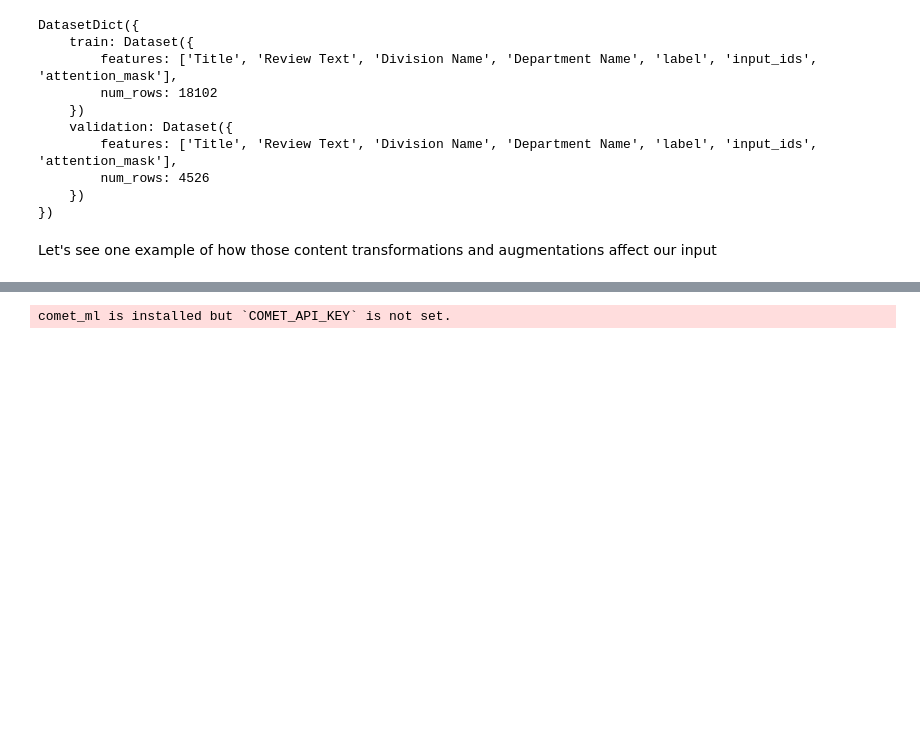
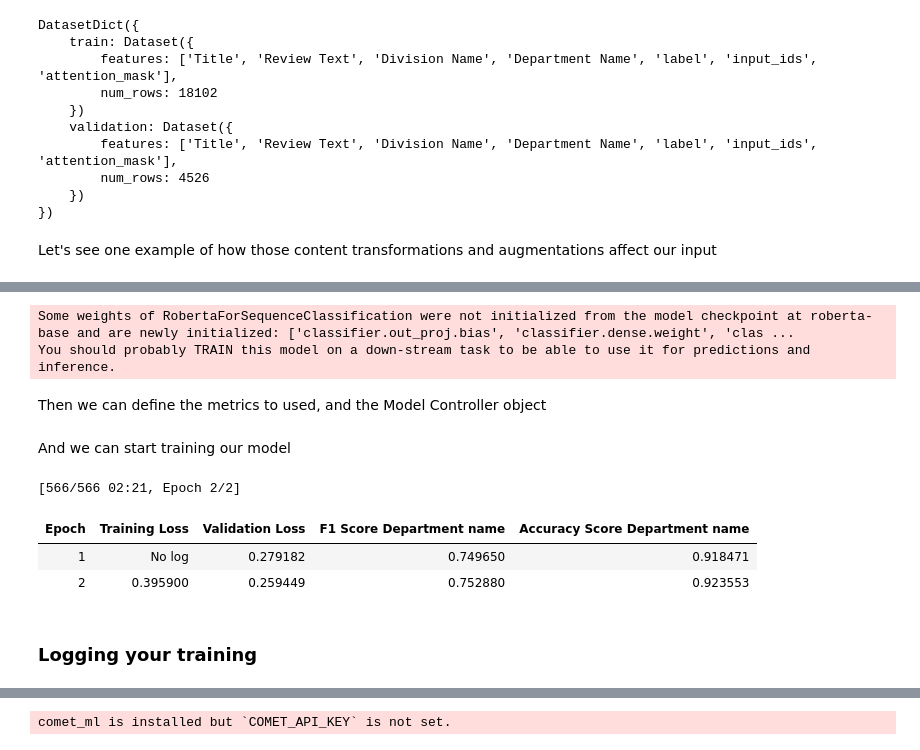
Before and after one commit to anhquan0412/that-nlp-library, a Jupyter notebook: nbs/03_model_classification_tutorial.ipynb, the cells around one changed output, grey strips where cells are left out. Cells and saved outputs as stored; diff of their text form; code cells hidden in the pictures; blank space fills up the shorter version.

Commit message:
start with classification tutorial, pls do todo next

```diff
--- a/nbs/03_model_classification_tutorial.ipynb
+++ b/nbs/03_model_classification_tutorial.ipynb
@@ -143,0 +191,38 @@ this is not what i expected 🤬 . i gulped when i put this in my bag during ret
+# %%
+_model = RobertaForSequenceClassification.from_pretrained(model_name,num_labels=num_classes)
+# %% [output]
+Some weights of RobertaForSequenceClassification were not initialized from the model checkpoint at roberta-base and are newly initialized: ['classifier.out_proj.bias', 'classifier.dense.weight', 'clas ...
+You should probably TRAIN this model on a down-stream task to be able to use it for predictions and inference.
+# %%
+_model = _model.to('cuda:0')
+# %% [markdown]
+Then we can define the metrics to used, and the Model Controller object
+# %%
+metric_funcs = [partial(f1_score,average='macro'),accuracy_score]
+# we will use both f1_macro and accuracy score as metrics
+# %%
+controller = ModelController(_model,
+                             data_store=tdc,
+                             metric_funcs=metric_funcs)
+# %% [markdown]
+And we can start training our model
+# %%
+lr = 1e-4
+bs=32
+wd=0.01
+epochs= 2
+
+controller.fit(epochs,lr,
+               head_sizes=num_classes,
+               batch_size=bs,
+               weight_decay=wd,
+               save_checkpoint=False,
+               compute_metrics=compute_metrics_classification,
+              )
+# %% [output]
+[566/566 02:21, Epoch 2/2]
+| Epoch | Training Loss | Validation Loss | F1 Score Department name | Accuracy Score Department name |
+| 1 | No log | 0.279182 | 0.749650 | 0.918471 |
+| 2 | 0.395900 | 0.259449 | 0.752880 | 0.923553 |
+# %% [markdown]
+### Logging your training
```
Also changed, not shown: parts of 93 cells of this notebook, 12 other files.
